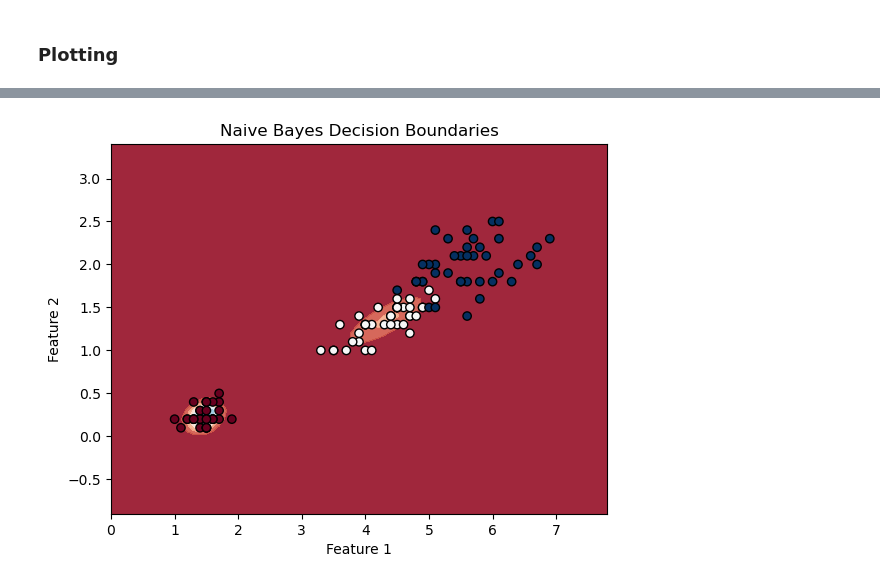
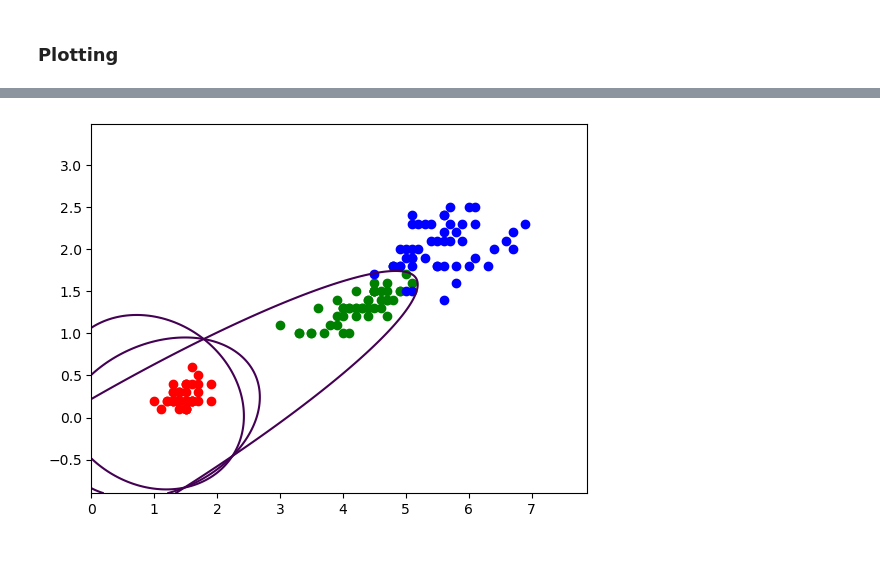
Before and after one commit to DSLRSIDDESH/PRML, a Jupyter notebook: lab-07/4.ipynb, the cells around one changed output, grey strips where cells are left out. Saved outputs shown, nothing was run; the diff lists cells and outputs as text; code cells hidden in the pictures; blank space fills up the shorter version.

```diff
--- a/lab-07/4.ipynb
+++ b/lab-07/4.ipynb
@@ -8,4 +8,4 @@ import matplotlib.pyplot as plt
 ### Load Data
 # %%
 iris_data = pd.read_csv('iris.csv').drop('Id', axis=1)
-iris_data
+iris_data.drop(['SepalLengthCm', 'SepalWidthCm'], axis=1, inplace=True)
@@ -109,4 +76,13 @@ def discriminant_function(apriori, mean_vectors, cov_dets, inv_cov_mats, train_X
 # %%
-cov_dets, inv_cov_mats, aprioris, mean_vectors = fit_bayes_classifier(train_X.iloc[:, 2:], train_y)
+cov_dets, inv_cov_mats, apriori, mean_vectors = fit_bayes_classifier(train_X, train_y)
+# %%
+A, B, C = fit_discriminant_function(train_y, cov_dets, inv_cov_mats, apriori, mean_vectors)
+# %%
+g1 = lambda x: x.T.dot(A[0]).dot(x) + B[0].T.dot(x) + C[0]
+g2 = lambda x: x.T.dot(A[1]).dot(x) + B[1].T.dot(x) + C[1]
+g3 = lambda x: x.T.dot(A[2]).dot(x) + B[2].T.dot(x) + C[2]
+g4 = lambda x: g1(x) - g2(x)
+g5 = lambda x: g2(x) - g3(x)
+g6 = lambda x: g3(x) - g1(x)
 # %% [markdown]
 ### Plotting
@@ -136,23 +89,34 @@ plt.show()
-# %%
-x_min, x_max = train_X.iloc[:, 2].min() - 1, train_X.iloc[:, 2].max() + 1
-y_min, y_max = train_X.iloc[:, 3].min() - 1, train_X.iloc[:, 3].max() + 1
-xx, yy = np.meshgrid(np.arange(x_min, x_max, 0.1), np.arange(y_min, y_max, 0.1))
-z1 = []
-for i in range(xx.shape[0]):
-    for j in range(yy.shape[1]):
-        z1.append(discriminant_function(aprioris, mean_vectors, cov_dets, inv_cov_mats, train_X.iloc[:, 2:], train_y, [xx[i][j], yy[i][j]]))
-z1 = np.array(z1)
-Z1 = z1.reshape(xx.shape)
-
-plt.contourf(xx, yy, Z1, cmap=plt.cm.RdBu, alpha = 0.9)
-train_yy = np.zeros_like(train_y)
-classes = np.unique(train_y)
-for i in range(len(classes)):
-    train_yy[train_y == classes[i]] = i
-plt.scatter(train_X.iloc[:, 2], train_X.iloc[:, 3], c = train_yy, cmap = plt.cm.RdBu, edgecolor='k')
-plt.xlabel('Feature 1')
-plt.ylabel('Feature 2')
-plt.title('Naive Bayes Decision Boundaries')
-plt.show()
-# %% [output]
-[figure, removed]
+# %%
+x_max, x_min = train_X.iloc[:, 0].max() + 1, train_X.iloc[:, 0].min() - 1
+y_max, y_min = train_X.iloc[:, 1].max() + 1, train_X.iloc[:, 1].min() - 1
+xx, yy = np.meshgrid(np.arange(x_min, x_max, 0.01), np.arange(y_min, y_max, 0.01))
+
+classes = train_y.unique()
+train_yy = np.zeros_like(train_y)
+for i in range(len(classes)):
+    train_yy[train_y == classes[i]] = i
+
+z1 = np.zeros_like(xx)
+z2 = np.zeros_like(xx)
+z3 = np.zeros_like(xx)
+for i in range(xx.shape[0]):
+    for j in range(xx.shape[1]):
+        z1[i, j] = g4(np.array([xx[i, j], yy[i, j]]))
+        z2[i, j] = g5(np.array([xx[i, j], yy[i, j]]))
+        z3[i, j] = g6(np.array([xx[i, j], yy[i, j]]))
+
+plt.contour(xx, yy, z1, levels = [0])
+plt.contour(xx, yy, z2, levels = [0])
+plt.contour(xx, yy, z3, levels = [0])
+classes = []
+data_X = iris_data.iloc[:, 0:2]
+data_y = iris_data.iloc[:, -1]
+for i in range(len(train_y.unique())):
+    classes.append(data_X[data_y == data_y.unique()[i]])
+
+plt.scatter(classes[0].iloc[:, 0], classes[0].iloc[:, 1], c='r')
+plt.scatter(classes[1].iloc[:, 0], classes[1].iloc[:, 1], c='g')
+plt.scatter(classes[2].iloc[:, 0], classes[2].iloc[:, 1], c='b')
+plt.show()
+# %% [output]
+[figure, added]
```
Also changed, not shown: parts of 5 cells of this notebook, 7 other files.
